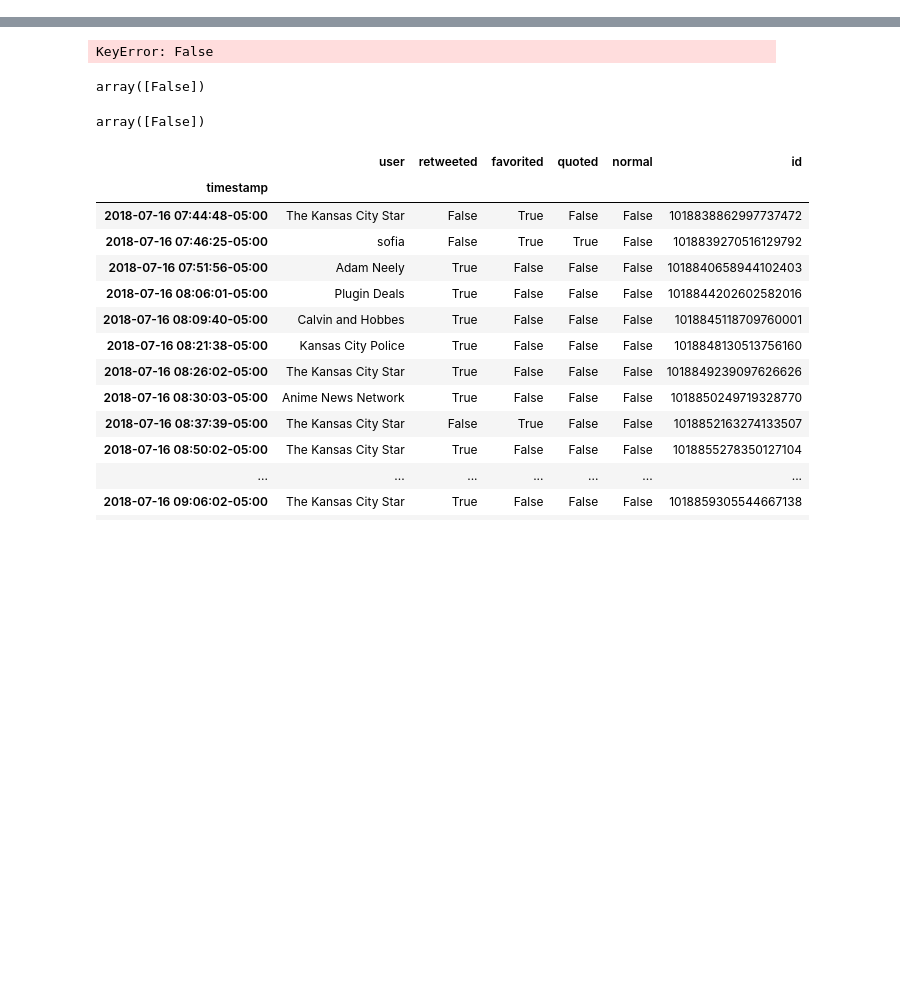
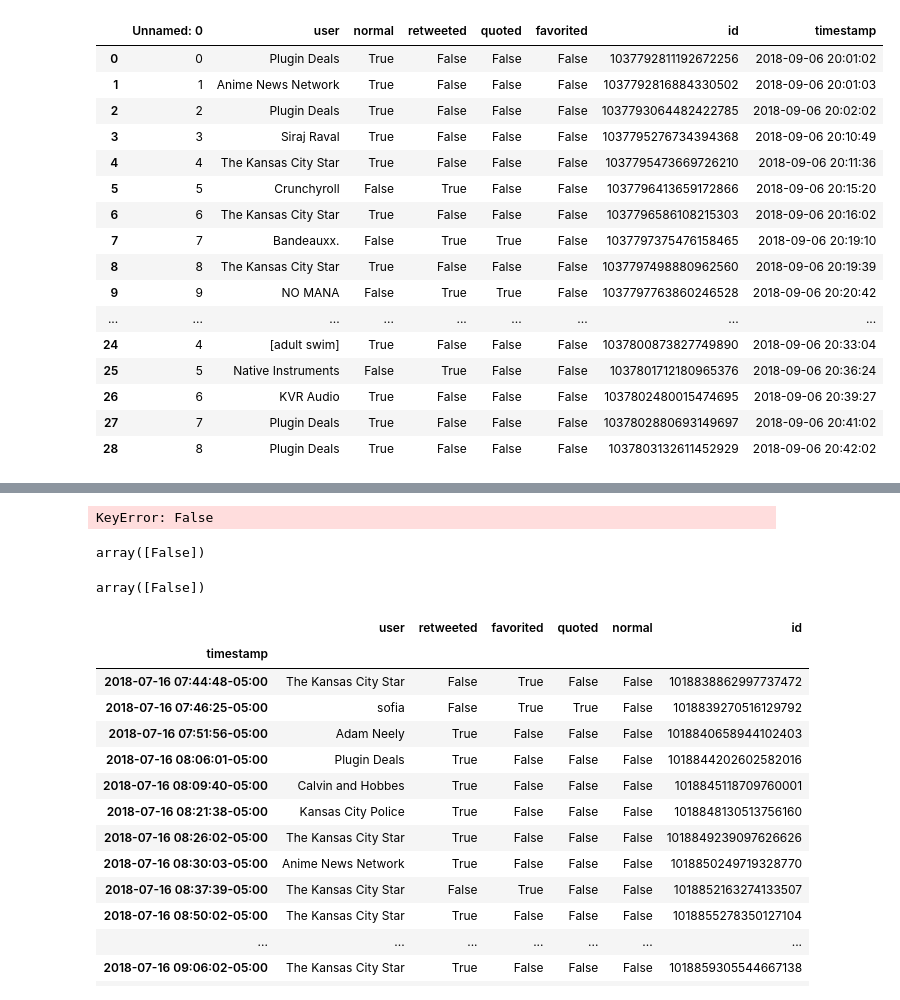
Before and after one commit to CalebWelch/music_theory_twitter, a Jupyter notebook: Analysisbook.ipynb, the cells around one changed output, grey strips where cells are left out. Cells and saved outputs as stored; diff of their text form; code cells hidden in the pictures; blank space fills up the shorter version.

```diff
--- a/Analysisbook.ipynb
+++ b/Analysisbook.ipynb
@@ -29,3 +29,24 @@ def localizeConvert(x):
 data.timestamp = data.timestamp.apply(lambda x: localizeConvert(x))
 data.index = data.timestamp
 data.drop(columns=['Unnamed: 0','timestamp'],axis=1, inplace=True)
+# %%
+dat = pd.read_csv("my_csv.csv")
+dat
+# %% [output]
+|  | Unnamed: 0 | user | normal | retweeted | quoted | favorited | id | timestamp |
+| 0 | 0 | Plugin Deals | True | False | False | False | 1037792811192672256 | 2018-09-06 20:01:02 |
+| 1 | 1 | Anime News Network | True | False | False | False | 1037792816884330502 | 2018-09-06 20:01:03 |
+| 2 | 2 | Plugin Deals | True | False | False | False | 1037793064482422785 | 2018-09-06 20:02:02 |
+| 3 | 3 | Siraj Raval | True | False | False | False | 1037795276734394368 | 2018-09-06 20:10:49 |
+| 4 | 4 | The Kansas City Star | True | False | False | False | 1037795473669726210 | 2018-09-06 20:11:36 |
+| 5 | 5 | Crunchyroll | False | True | False | False | 1037796413659172866 | 2018-09-06 20:15:20 |
+| 6 | 6 | The Kansas City Star | True | False | False | False | 1037796586108215303 | 2018-09-06 20:16:02 |
+| 7 | 7 | Bandeauxx. | False | True | True | False | 1037797375476158465 | 2018-09-06 20:19:10 |
+| 8 | 8 | The Kansas City Star | True | False | False | False | 1037797498880962560 | 2018-09-06 20:19:39 |
+| 9 | 9 | NO MANA | False | True | True | False | 1037797763860246528 | 2018-09-06 20:20:42 |
+| ... | ... | ... | ... | ... | ... | ... | ... | ... |
+| 24 | 4 | [adult swim] | True | False | False | False | 1037800873827749890 | 2018-09-06 20:33:04 |
+| 25 | 5 | Native Instruments | False | True | False | False | 1037801712180965376 | 2018-09-06 20:36:24 |
+| 26 | 6 | KVR Audio | True | False | False | False | 1037802480015474695 | 2018-09-06 20:39:27 |
+| 27 | 7 | Plugin Deals | True | False | False | False | 1037802880693149697 | 2018-09-06 20:41:02 |
+| 28 | 8 | Plugin Deals | True | False | False | False | 1037803132611452929 | 2018-09-06 20:42:02 |
```
Also changed, not shown: parts of 5 cells of this notebook, 3 other files.
